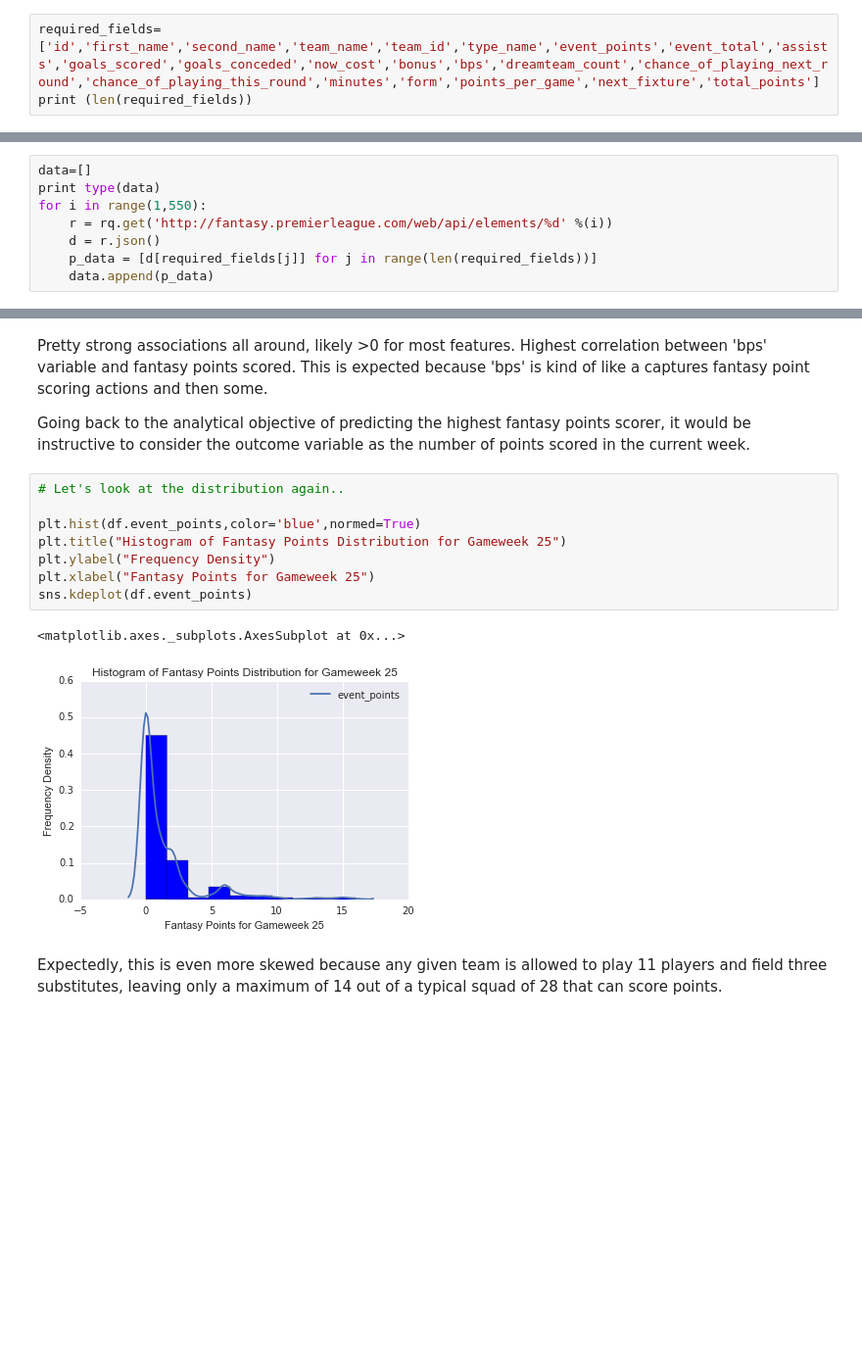
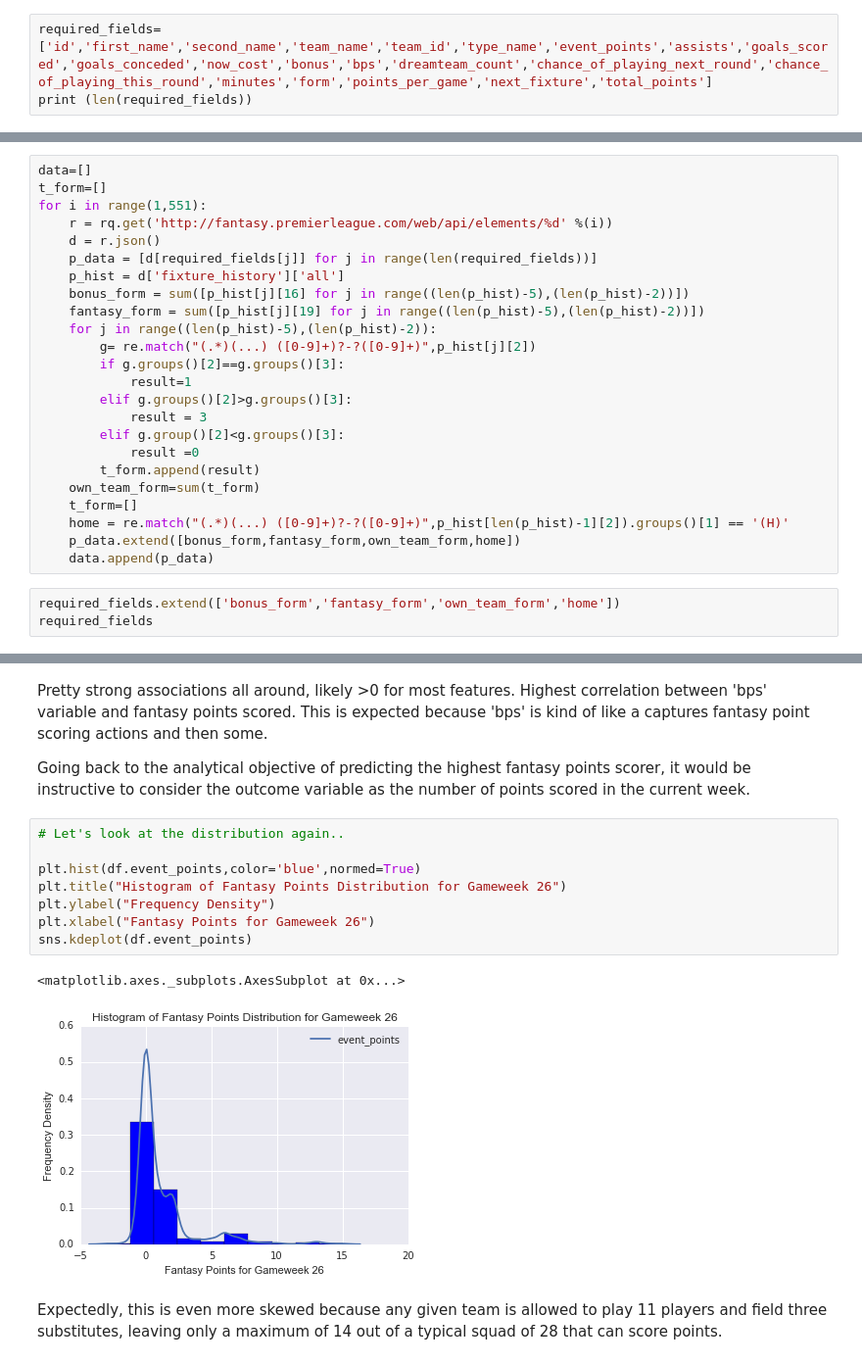
Before and after one commit to misrab/homework, a Jupyter notebook: ZacharyAng/Project/Zach's Project on Fantasy Football.ipynb, the cells around one changed output, grey strips where cells are left out. Shown: that part at 98% size. Drawn from its saved outputs; the diff is of its cells as text; blank space fills up the shorter version.

```diff
--- a/ZacharyAng/Project/Zach's Project on Fantasy Football.ipynb
+++ b/ZacharyAng/Project/Zach's Project on Fantasy Football.ipynb
@@ -73,6 +77,6 @@ The Fantasy League API doesn't really have a guide, so I'm going to give a brief
 
 With that, I'm going to extract the fantasy points as the outcome variable and 21 features for 549 players.
 # %%
-required_fields=['id','first_name','second_name','team_name','team_id','type_name','event_points','event_total','assists','goals_scored','goals_conceded','now_cost','bonus','bps','dreamteam_count','chance_of_playing_next_round','chance_of_playing_this_round','minutes','form','points_per_game','next_fixture','total_points']
+required_fields=['id','first_name','second_name','team_name','team_id','type_name','event_points','assists','goals_scored','goals_conceded','now_cost','bonus','bps','dreamteam_count','chance_of_playing_next_round','chance_of_playing_this_round','minutes','form','points_per_game','next_fixture','total_points']
 print (len(required_fields))
 # %% [output]
@@ -80,8 +83,0 @@ print (len(required_fields))
-# %%
-data=[]
-print type(data)
-for i in range(1,550):
-    r = rq.get('http://fantasy.premierleague.com/web/api/elements/%d' %(i))
-    d = r.json()
-    p_data = [d[required_fields[j]] for j in range(len(required_fields))]
-    data.append(p_data)
@@ -89,0 +84,27 @@ for i in range(1,550):
+# %%
+data=[]
+t_form=[]
+for i in range(1,551):
+    r = rq.get('http://fantasy.premierleague.com/web/api/elements/%d' %(i))
+    d = r.json()
+    p_data = [d[required_fields[j]] for j in range(len(required_fields))]
+    p_hist = d['fixture_history']['all']
+    bonus_form = sum([p_hist[j][16] for j in range((len(p_hist)-5),(len(p_hist)-2))])
+    fantasy_form = sum([p_hist[j][19] for j in range((len(p_hist)-5),(len(p_hist)-2))])
+    for j in range((len(p_hist)-5),(len(p_hist)-2)):
+        g= re.match("(.*)(...) ([0-9]+)?-?([0-9]+)",p_hist[j][2])
+        if g.groups()[2]==g.groups()[3]:
+            result=1
+        elif g.groups()[2]>g.groups()[3]:
+            result = 3
+        elif g.group()[2]<g.groups()[3]:
+            result =0
+        t_form.append(result)
+    own_team_form=sum(t_form)
+    t_form=[]
+    home = re.match("(.*)(...) ([0-9]+)?-?([0-9]+)",p_hist[len(p_hist)-1][2]).groups()[1] == '(H)'
+    p_data.extend([bonus_form,fantasy_form,own_team_form,home])
+    data.append(p_data)
+# %%
+required_fields.extend(['bonus_form','fantasy_form','own_team_form','home'])
+required_fields
@@ -181,14 +219,14 @@ Going back to the analytical objective of predicting the highest fantasy points
 # %%
 # Let's look at the distribution again..
 
 plt.hist(df.event_points,color='blue',normed=True)
-plt.title("Histogram of Fantasy Points Distribution for Gameweek 25")
+plt.title("Histogram of Fantasy Points Distribution for Gameweek 26")
 plt.ylabel("Frequency Density")
-plt.xlabel("Fantasy Points for Gameweek 25")
+plt.xlabel("Fantasy Points for Gameweek 26")
 sns.kdeplot(df.event_points)
 # %% [output]
 <matplotlib.axes._subplots.AxesSubplot at 0x...>
-[figure, old version]
+[figure, new version]
 # %% [markdown]
 Expectedly, this is even more skewed because any given team is allowed to play 11 players and field three substitutes, leaving only a maximum of 14 out of a typical squad of 28 that can score points.
 # %%
```
Also changed, not shown: parts of 20 cells of this notebook, 1 other file.
